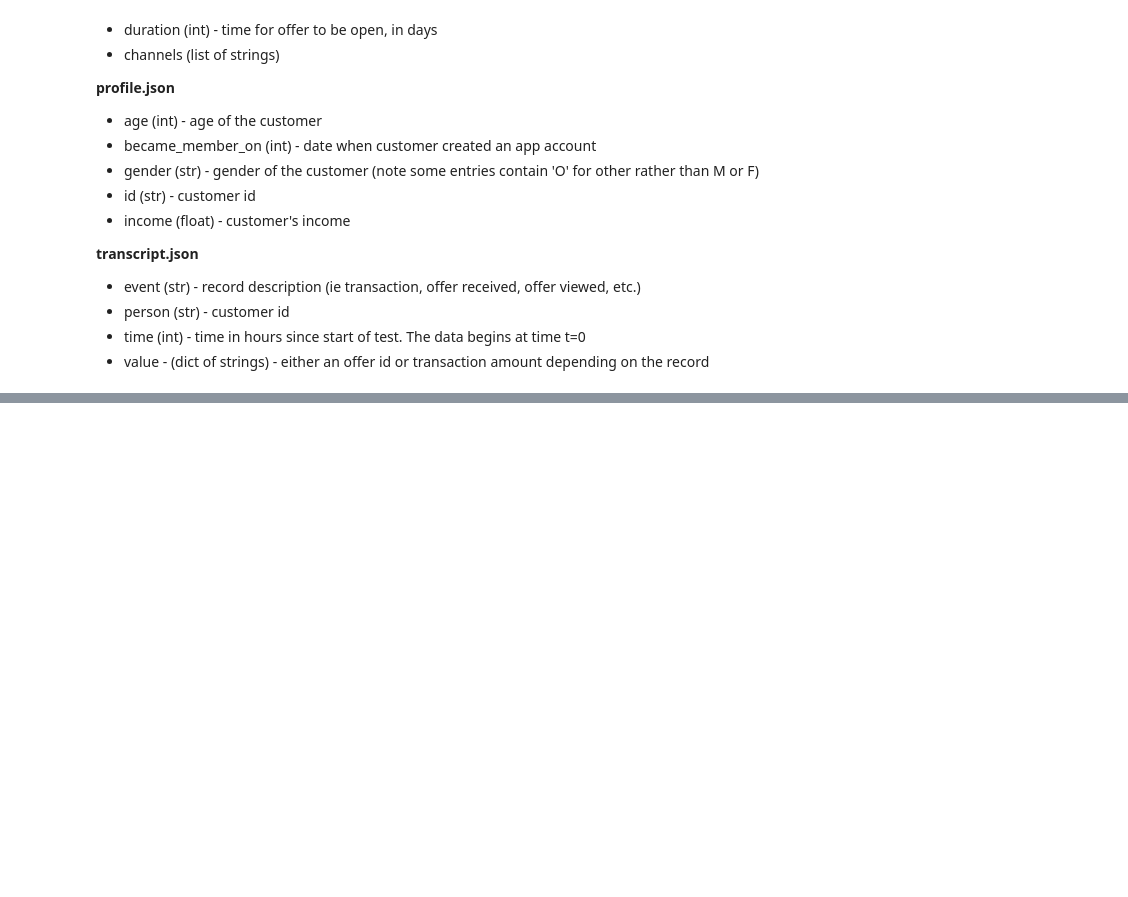
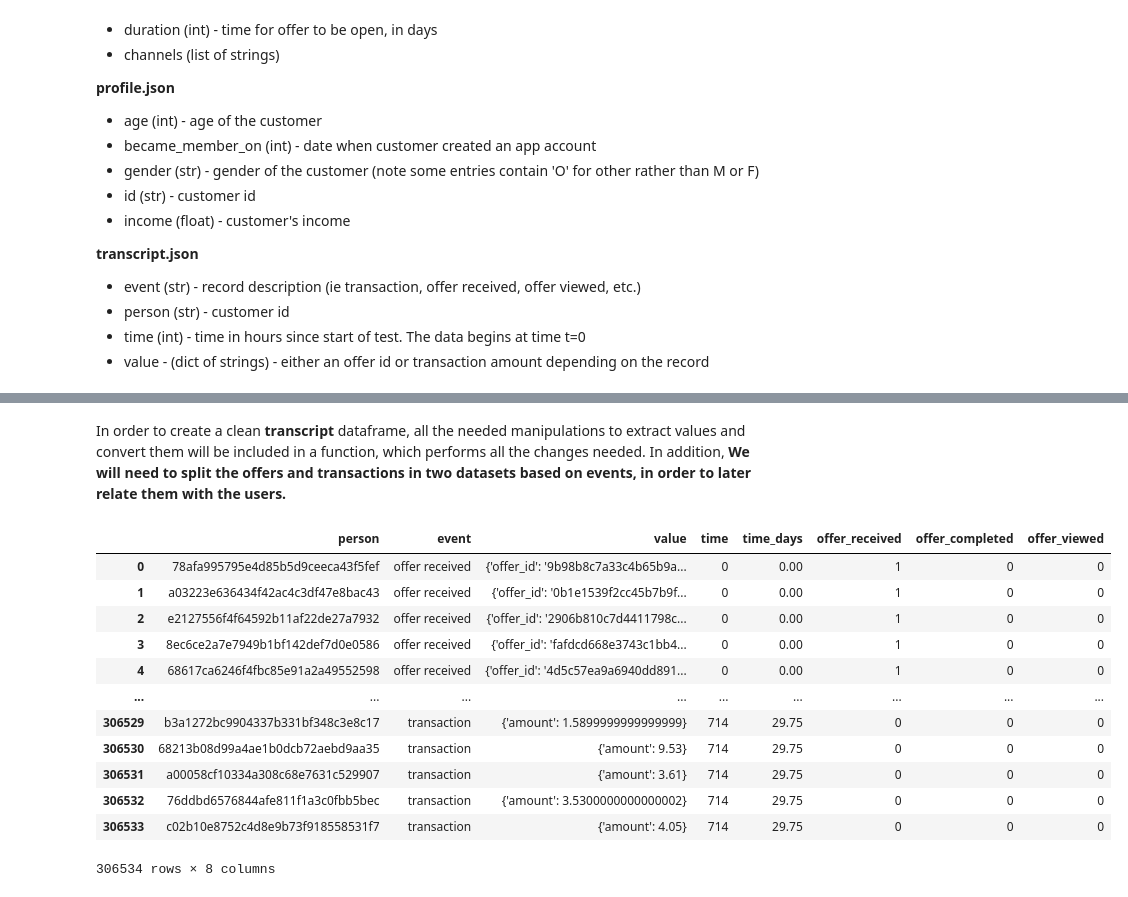
Before and after one commit to jose0628/Starbucks-Capstone-Challenge, a Jupyter notebook: Starbucks_Capstone_notebook.ipynb, the cells around one changed output, grey strips where cells are left out. Saved outputs shown, nothing was run; the diff lists cells and outputs as text; code cells hidden in the pictures; blank space fills up the shorter version.

```diff
--- a/Starbucks_Capstone_notebook.ipynb
+++ b/Starbucks_Capstone_notebook.ipynb
@@ -84,0 +221,51 @@ portfolio.head()
+# %% [markdown]
+In order to create a clean **transcript** dataframe, all the needed manipulations to extract values and convert them will be included in a function, which performs all the changes needed. In addition, **We will need to split the offers and transactions in two datasets based on events, in order to later relate them with the users.**
+# %%
+def transform_transcript(df_transcript):
+    """
+    The function transform the transcript dataframe with hot-encodings and returns separated dataframes for all
+    transcripts, the sum of transactions grouped by user and the offers.
+    """
+
+    # Create a new column with time in days
+    df_transcript['time_days'] = df_transcript['time']/24
+
+    # Replace some tricky blanc spaces
+    df_transcript['value'] = df_transcript['value'].apply(lambda x: str(x).replace('offer id', 'offer_id'))
+    # Convert all the values in value column in dictionaries
+    df_transcript['value'] = df_transcript['value'].apply(lambda x: ast.literal_eval(x))
+
+    df_transcript['offer_received'] = df_transcript['event'].apply(lambda x: 1 if x == 'offer received' else 0)
+    df_transcript['offer_completed'] = df_transcript['event'].apply(lambda x: 1 if x == 'offer completed' else 0)
+    df_transcript['offer_viewed'] = df_transcript['event'].apply(lambda x: 1 if x == 'offer viewed' else 0)
+
+    df_transactions = df_transcript.loc[df_transcript['event'].isin(['transaction'])].copy().reset_index(drop=True)
+    df_offers = df_transcript.loc[df_transcript['event'].isin(['offer completed','offer received','offer viewed'])].copy().reset_index(drop=True)
+
+    df_transactions['amount'] = df_transactions['value'].apply(lambda x: float(x['amount']))
+    df_offers['offer_id'] = df_offers['value'].apply(lambda x: x['offer_id'])
+
+    # Transactions is a one many relation. One user could have several transactions
+    df_transactions_grouped = df_transactions.groupby(['person']).agg({'time': sum,
+                                                                       'time_days': sum,
+                                                                       'amount': sum}).sort_values(by='amount', ascending=False).reset_index(level=0)
+    df_offers.drop(['value'], axis=1, inplace=True)
+    return df_transcript, df_transactions_grouped, df_offers
+
+df_transcript_mix_encoded, df_transactions, df_offers = transform_transcript(transcript)
+# %%
+df_transcript_mix_encoded
+# %% [output]
+|  | person | event | value | time | time_days | offer_received | offer_completed | offer_viewed |
+| 0 | 78afa995795e4d85b5d9ceeca43f5fef | offer received | {'offer_id': '9b98b8c7a33c4b65b9a... | 0 | 0.00 | 1 | 0 | 0 |
+| 1 | a03223e636434f42ac4c3df47e8bac43 | offer received | {'offer_id': '0b1e1539f2cc45b7b9f... | 0 | 0.00 | 1 | 0 | 0 |
+| 2 | e2127556f4f64592b11af22de27a7932 | offer received | {'offer_id': '2906b810c7d4411798c... | 0 | 0.00 | 1 | 0 | 0 |
+| 3 | 8ec6ce2a7e7949b1bf142def7d0e0586 | offer received | {'offer_id': 'fafdcd668e3743c1bb4... | 0 | 0.00 | 1 | 0 | 0 |
+| 4 | 68617ca6246f4fbc85e91a2a49552598 | offer received | {'offer_id': '4d5c57ea9a6940dd891... | 0 | 0.00 | 1 | 0 | 0 |
+| ... | ... | ... | ... | ... | ... | ... | ... | ... |
+| 306529 | b3a1272bc9904337b331bf348c3e8c17 | transaction | {'amount': 1.5899999999999999} | 714 | 29.75 | 0 | 0 | 0 |
+| 306530 | 68213b08d99a4ae1b0dcb72aebd9aa35 | transaction | {'amount': 9.53} | 714 | 29.75 | 0 | 0 | 0 |
+| 306531 | a00058cf10334a308c68e7631c529907 | transaction | {'amount': 3.61} | 714 | 29.75 | 0 | 0 | 0 |
+| 306532 | 76ddbd6576844afe811f1a3c0fbb5bec | transaction | {'amount': 3.5300000000000002} | 714 | 29.75 | 0 | 0 | 0 |
+| 306533 | c02b10e8752c4d8e9b73f918558531f7 | transaction | {'amount': 4.05} | 714 | 29.75 | 0 | 0 | 0 |
+306534 rows × 8 columns
```
Also changed, not shown: parts of 32 cells of this notebook, 2 other files.
